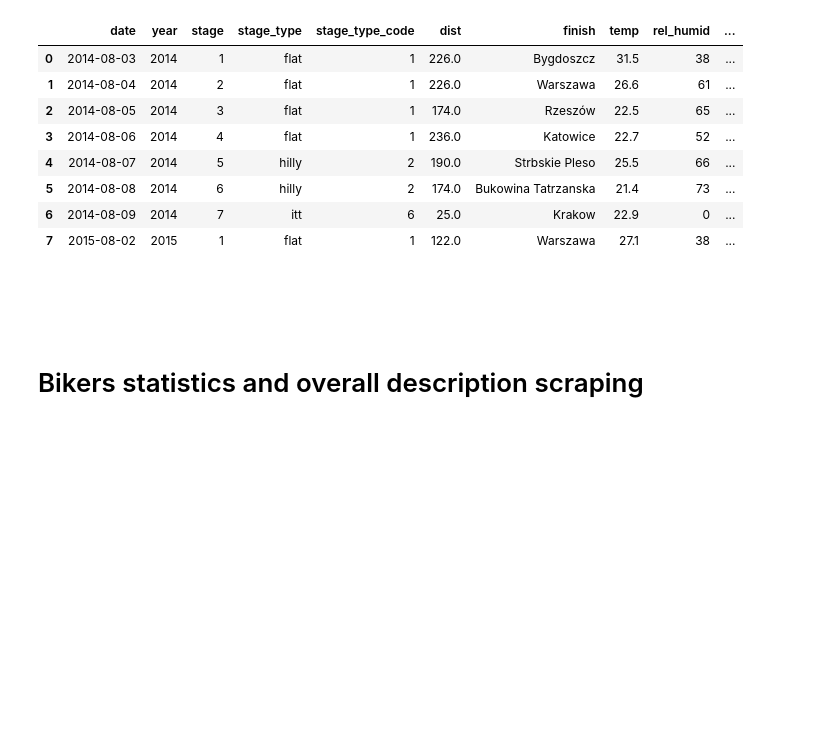
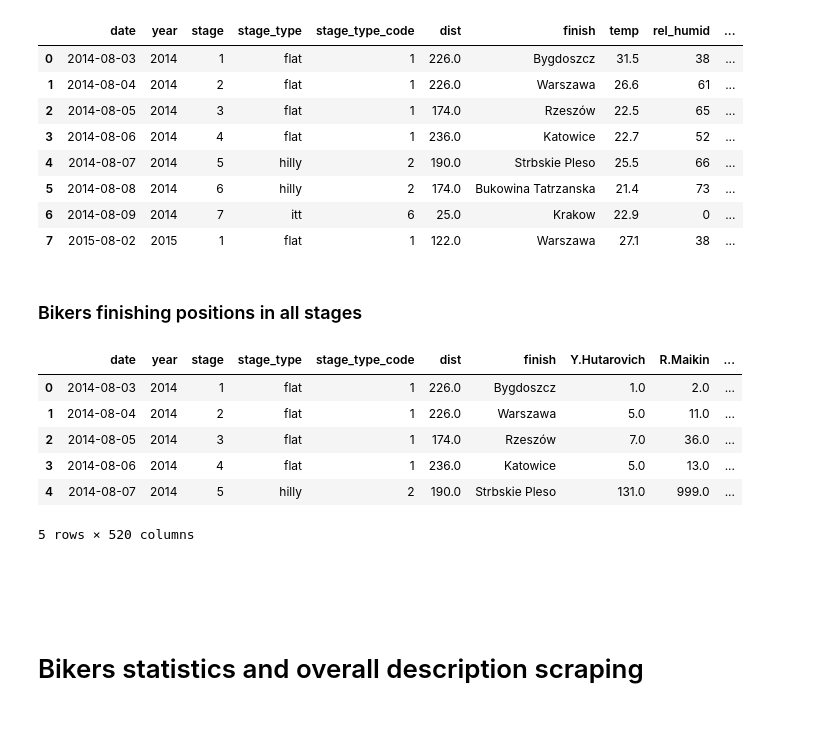
Before and after one commit to norbertstrzelecki/tour_de_pologne_top10, a Jupyter notebook: tdp_1_3_data_mining_and_cleaning.ipynb, the cells around one changed output. Cells and saved outputs as stored; diff of their text form; code cells hidden in the pictures; blank space fills up the shorter version.

Commit message:
Adding biker finish results on all stages

```diff
--- a/tdp_1_3_data_mining_and_cleaning.ipynb
+++ b/tdp_1_3_data_mining_and_cleaning.ipynb
@@ -436,13 +436,7 @@ weather_08_15 = pd.read_csv('data/weather_k_t_08_2015.csv', encoding = 'ISO-8859
 weather_07_16 = pd.read_csv('data/weather_k_t_07_2016.csv', encoding = 'ISO-8859-2', header=None, names=names)
 weather_07_17 = pd.read_csv('data/weather_k_t_07_2017.csv', encoding = 'ISO-8859-2', header=None, names=names)
 weather_08_17 = pd.read_csv('data/weather_k_t_08_2017.csv', encoding = 'ISO-8859-2', header=None, names=names)
-
-# Using data from earlier month (Jul)
-weather_08_18 = pd.read_csv('data/weather_k_t_07_2018.csv', encoding = 'ISO-8859-2', header=None, names=names)
+weather_08_18 = pd.read_csv('data/weather_k_t_08_2018.csv', encoding = 'ISO-8859-2', header=None, names=names)
-# %%
-# Reassigning proper values for comparing weather date with the stage date
-# Once appropriate data will be available this step will be redundant
-weather_08_18['month'] = 8
 # %%
 # Gathering all above weather information into one DataFrame
 weather_info = pd.concat([weather_08_14, weather_08_15,weather_07_16,
@@ -547,6 +541,26 @@ stages_summary.head(8)
 | 5 | 2014-08-08 | 2014 | 6 | hilly | 2 | 174.0 | Bukowina Tatrzanska | 21.4 | 73 | ... |
 | 6 | 2014-08-09 | 2014 | 7 | itt | 6 | 25.0 | Krakow | 22.9 | 0 | ... |
 | 7 | 2015-08-02 | 2015 | 1 | flat | 1 | 122.0 | Warszawa | 27.1 | 38 | ... |
+# %% [markdown]
+### Bikers finishing positions in all stages
+# %%
+stage_position_list_ = []
+for k,v in biker_dict_stage.items():
+    stage_position_list_.append(stages[stages['name'] == k]['position'].reset_index(drop=True))
+
+stage_position_list = pd.concat(stage_position_list_, axis=1, sort=False)
+stage_position_list.columns = [k for k in biker_dict_stage.keys()]
+# %%
+stage_positions = pd.concat([stages_summary.loc[:,'date':'finish'], stage_position_list], axis=1)
+stage_positions.head()
+# %% [output]
+|  | date | year | stage | stage_type | stage_type_code | dist | finish | Y.Hutarovich | R.Maikin | ... |
+| 0 | 2014-08-03 | 2014 | 1 | flat | 1 | 226.0 | Bygdoszcz | 1.0 | 2.0 | ... |
+| 1 | 2014-08-04 | 2014 | 2 | flat | 1 | 226.0 | Warszawa | 5.0 | 11.0 | ... |
+| 2 | 2014-08-05 | 2014 | 3 | flat | 1 | 174.0 | Rzeszów | 7.0 | 36.0 | ... |
+| 3 | 2014-08-06 | 2014 | 4 | flat | 1 | 236.0 | Katowice | 5.0 | 13.0 | ... |
+| 4 | 2014-08-07 | 2014 | 5 | hilly | 2 | 190.0 | Strbskie Pleso | 131.0 | 999.0 | ... |
+5 rows × 520 columns
 # %% [markdown]
 <br><br><br>
 # Bikers statistics and overall description scraping
```
Also changed, not shown: parts of 9 cells of this notebook, 1 other file.
